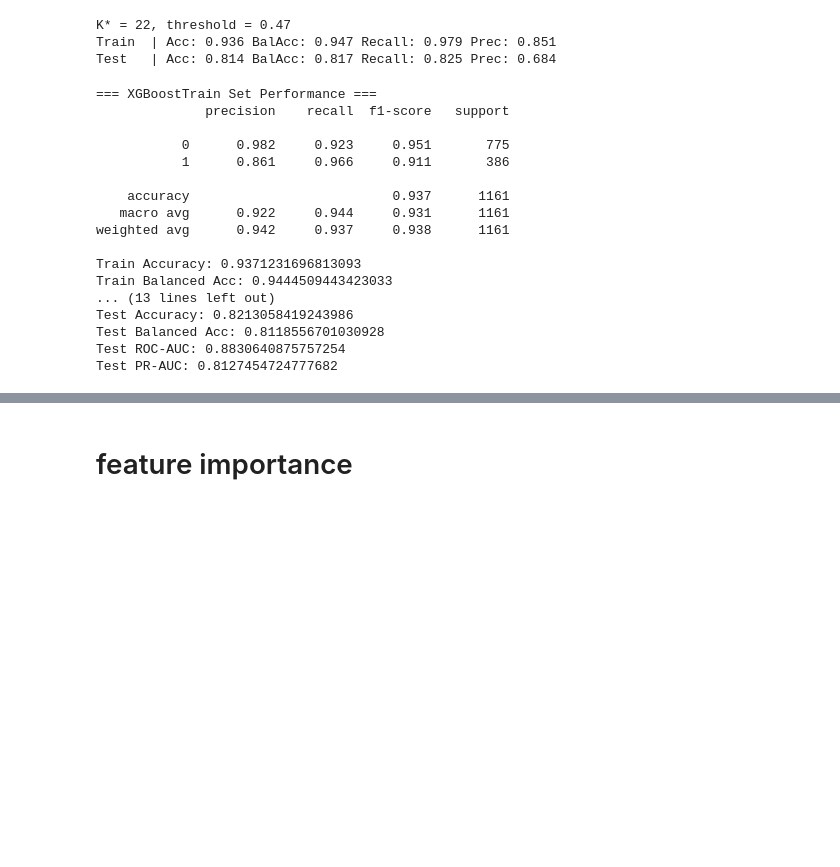
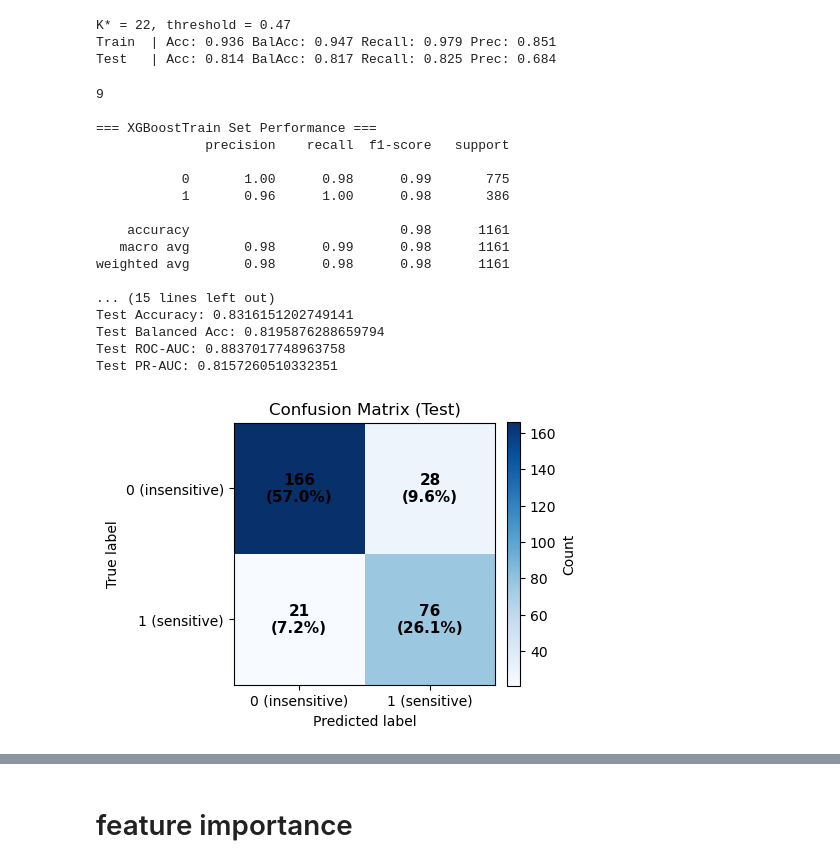
Before and after one commit to MMynampati/density_sensitivity, a Jupyter notebook: Descriptor1/descriptor1_model.ipynb, the cells around one changed output, grey strips where cells are left out. Saved outputs shown, nothing was run; the diff lists cells and outputs as text; code cells hidden in the pictures; blank space fills up the shorter version.

```diff
--- a/Descriptor1/descriptor1_model.ipynb
+++ b/Descriptor1/descriptor1_model.ipynb
@@ -394,6 +396,8 @@ K* = 22, threshold = 0.47
 Train  | Acc: 0.936 BalAcc: 0.947 Recall: 0.979 Prec: 0.851
 Test   | Acc: 0.814 BalAcc: 0.817 Recall: 0.825 Prec: 0.684
 # %%
+print(K_star)
+
 # Refit on all train/val with K* and evaluate on test
 X_trainval_k = np.hstack([X_trainval[:, :K_star], X_trainval[:, -3:]])
 X_test_k     = np.hstack([X_test[:, :K_star],     X_test[:, -3:]])
@@ -405,7 +409,7 @@ best_xgb.fit(X_trainval_k, y_trainval)           #  re-fit
 y_pred_tr = best_xgb.predict(X_trainval_k)
 y_prob_tr = best_xgb.predict_proba(X_trainval_k)[:, 1]
 print("\n=== XGBoostTrain Set Performance ===")
-print(classification_report(y_trainval, y_pred_tr, digits=3))
+print(classification_report(y_trainval, y_pred_tr, digits=2))
 print("Train Accuracy:", accuracy_score(y_trainval, y_pred_tr))
 print("Train Balanced Acc:", balanced_accuracy_score(y_trainval, y_pred_tr))
 print("Train ROC-AUC:", roc_auc_score(y_trainval, y_prob_tr))
@@ -414,26 +418,52 @@ print("Train PR-AUC:", average_precision_score(y_trainval, y_prob_tr))
 y_pred_te = best_xgb.predict(X_test_k)
 y_prob_te = best_xgb.predict_proba(X_test_k)[:, 1]
 print("\n=== XGBoost Test Set Performance ===")
-print(classification_report(y_test, y_pred_te, digits=3))
+print(classification_report(y_test, y_pred_te, digits=2))
 print("Test Accuracy:", accuracy_score(y_test, y_pred_te))
 print("Test Balanced Acc:", balanced_accuracy_score(y_test, y_pred_te))
 print("Test ROC-AUC:", roc_auc_score(y_test, y_prob_te))
 print("Test PR-AUC:", average_precision_score(y_test, y_prob_te))
 # %% [output]
+9
+
 === XGBoostTrain Set Performance ===
               precision    recall  f1-score   support
 
-           0      0.982     0.923     0.951       775
-           1      0.861     0.966     0.911       386
+           0       1.00      0.98      0.99       775
+           1       0.96      1.00      0.98       386
 
-    accuracy                          0.937      1161
-   macro avg      0.922     0.944     0.931      1161
-weighted avg      0.942     0.937     0.938      1161
+    accuracy                           0.98      1161
+   macro avg       0.98      0.99      0.98      1161
+weighted avg       0.98      0.98      0.98      1161
 
-Train Accuracy: 0.9371231696813093
-Train Balanced Acc: 0.9444509443423033
-... (13 lines left out)
-Test Accuracy: 0.8213058419243986
-Test Balanced Acc: 0.8118556701030928
-Test ROC-AUC: 0.8830640875757254
-Test PR-AUC: 0.8127454724777682
+... (15 lines left out)
+Test Accuracy: 0.8316151202749141
+Test Balanced Acc: 0.8195876288659794
+Test ROC-AUC: 0.8837017748963758
+Test PR-AUC: 0.8157260510332351
+# %%
+from sklearn.metrics import confusion_matrix
+
+cm = confusion_matrix(y_test, y_pred_te, labels=[0,1])  # [[TN, FP],[FN, TP]]
+TN, FP, FN, TP = cm.ravel()
+N = cm.sum()
+
+fig, ax = plt.subplots(figsize=(5,5))
+im = ax.imshow(cm, cmap="Blues")
+ax.set_title("Confusion Matrix (Test)")
+ax.set_xlabel("Predicted label")
+ax.set_ylabel("True label")
+ax.set_xticks([0,1]); ax.set_xticklabels(["0 (insensitive)", "1 (sensitive)"])
+ax.set_yticks([0,1]); ax.set_yticklabels(["0 (insensitive)", "1 (sensitive)"])
+
+for (i, j), v in np.ndenumerate(cm):
+    pct = 100.0 * v / N
+    ax.text(j, i, f"{v}\n({pct:.1f}%)", ha="center", va="center",
+            fontsize=11, color="black", fontweight="bold")
+
+cbar = plt.colorbar(im, ax=ax, fraction=0.046, pad=0.04)
+cbar.set_label("Count")
+plt.tight_layout()
+plt.show()
+# %% [output]
+[figure, added]
```
Also changed, not shown: parts of 20 cells of this notebook, 2 other files.
